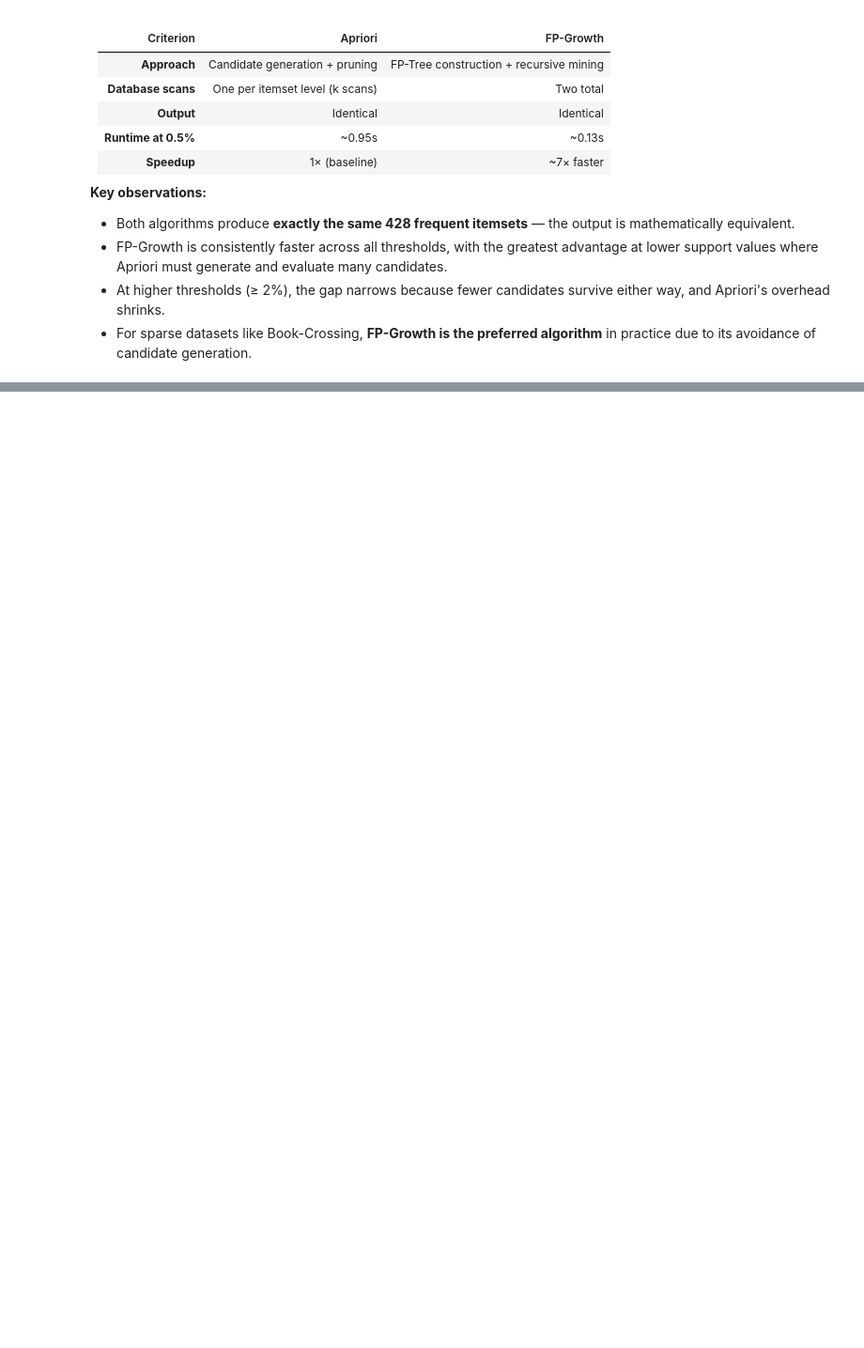
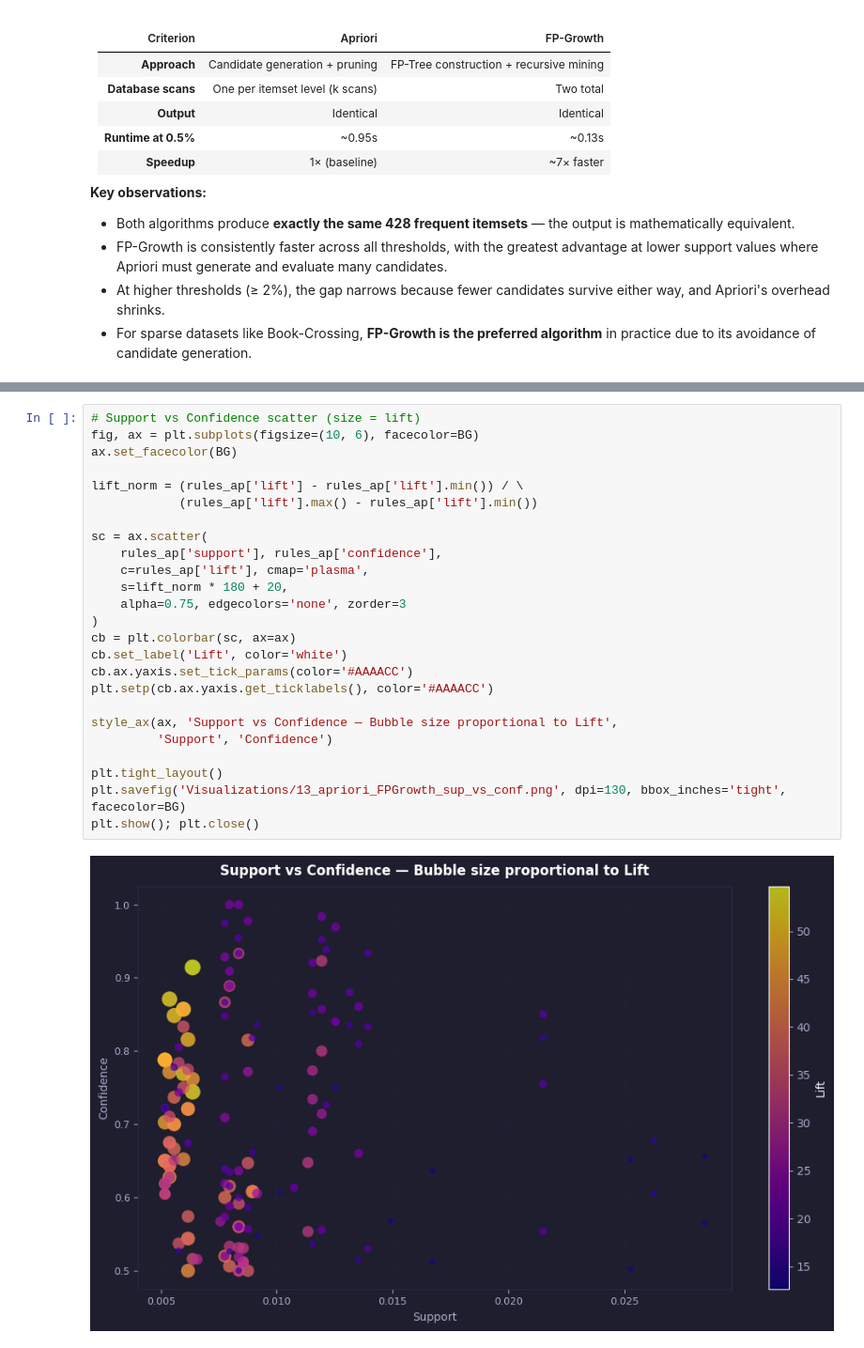
Before and after one commit to olkanth/MSCS_634_Lab_6, a Jupyter notebook: MSCS_634_Lab_6.ipynb, the cells around one changed output, grey strips where cells are left out. Shown at 94% size. Cells and saved outputs as stored; diff of their text form; blank space fills up the shorter version.

```diff
--- a/MSCS_634_Lab_6.ipynb
+++ b/MSCS_634_Lab_6.ipynb
@@ -1175,0 +1395,27 @@ plt.show(); plt.close()
+# %%
+# Support vs Confidence scatter (size = lift)
+fig, ax = plt.subplots(figsize=(10, 6), facecolor=BG)
+ax.set_facecolor(BG)
+
+lift_norm = (rules_ap['lift'] - rules_ap['lift'].min()) / \
+            (rules_ap['lift'].max() - rules_ap['lift'].min())
+
+sc = ax.scatter(
+    rules_ap['support'], rules_ap['confidence'],
+    c=rules_ap['lift'], cmap='plasma',
+    s=lift_norm * 180 + 20,
+    alpha=0.75, edgecolors='none', zorder=3
+)
+cb = plt.colorbar(sc, ax=ax)
+cb.set_label('Lift', color='white')
+cb.ax.yaxis.set_tick_params(color='#AAAACC')
+plt.setp(cb.ax.yaxis.get_ticklabels(), color='#AAAACC')
+
+style_ax(ax, 'Support vs Confidence — Bubble size proportional to Lift',
+         'Support', 'Confidence')
+
+plt.tight_layout()
+plt.savefig('Visualizations/13_apriori_FPGrowth_sup_vs_conf.png', dpi=130, bbox_inches='tight', facecolor=BG)
+plt.show(); plt.close()
+# %% [output]
+[figure, added]
```
Also changed, not shown: parts of 32 cells of this notebook.
